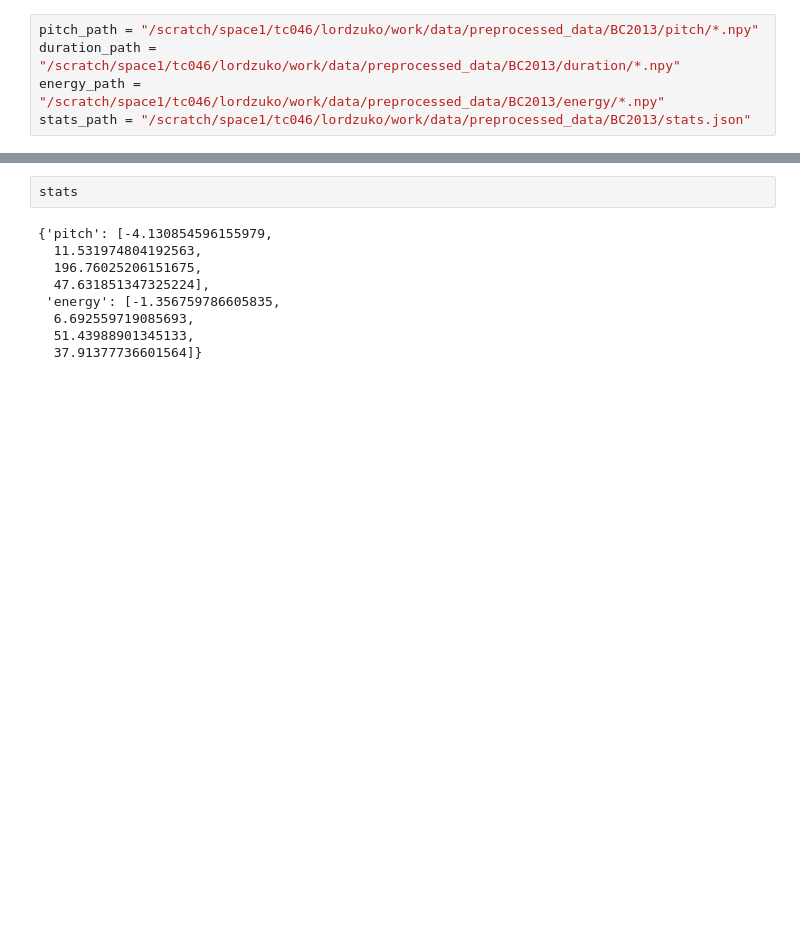
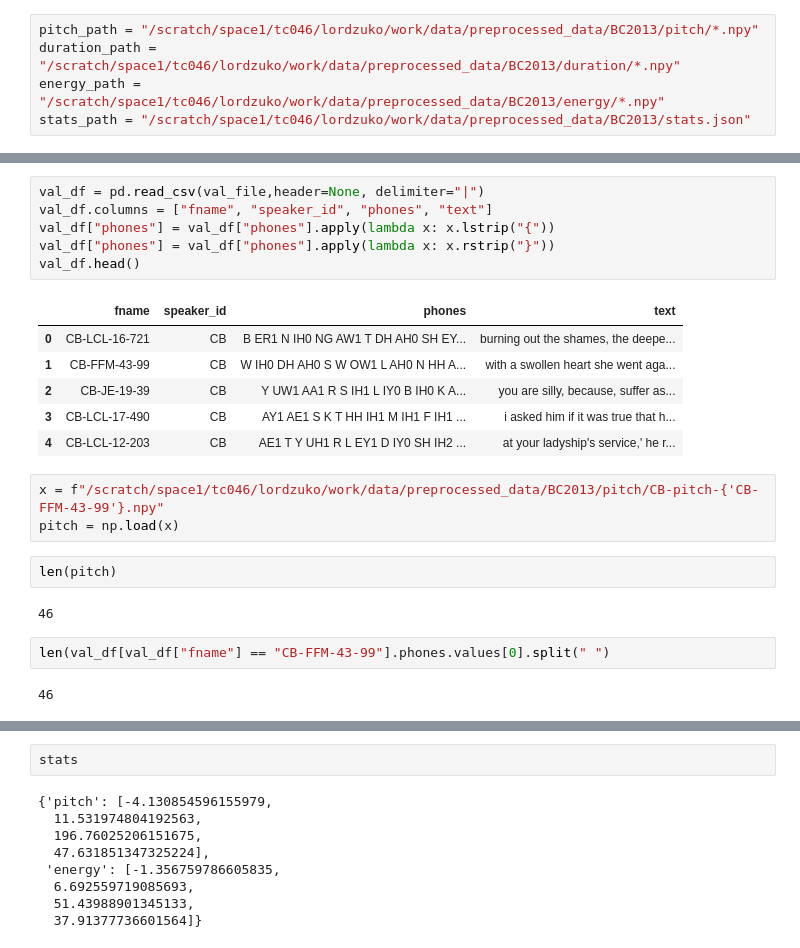
Before and after one commit to lordzuko/SpeakingStyle, a Jupyter notebook: notebooks/variance_control_distbn.ipynb, the cells around one changed output, grey strips where cells are left out. Saved outputs shown, nothing was run; the diff lists cells and outputs as text; blank space fills up the shorter version.

```diff
--- a/notebooks/variance_control_distbn.ipynb
+++ b/notebooks/variance_control_distbn.ipynb
@@ -28,0 +43,24 @@ with open(stats_path) as f:
+# %%
+val_df = pd.read_csv(val_file,header=None, delimiter="|")
+val_df.columns = ["fname", "speaker_id", "phones", "text"]
+val_df["phones"] = val_df["phones"].apply(lambda x: x.lstrip("{"))
+val_df["phones"] = val_df["phones"].apply(lambda x: x.rstrip("}"))
+val_df.head()
+# %% [output]
+|  | fname | speaker_id | phones | text |
+| 0 | CB-LCL-16-721 | CB | B ER1 N IH0 NG AW1 T DH AH0 SH EY... | burning out the shames, the deepe... |
+| 1 | CB-FFM-43-99 | CB | W IH0 DH AH0 S W OW1 L AH0 N HH A... | with a swollen heart she went aga... |
+| 2 | CB-JE-19-39 | CB | Y UW1 AA1 R S IH1 L IY0 B IH0 K A... | you are silly, because, suffer as... |
+| 3 | CB-LCL-17-490 | CB | AY1 AE1 S K T HH IH1 M IH1 F IH1 ... | i asked him if it was true that h... |
+| 4 | CB-LCL-12-203 | CB | AE1 T Y UH1 R L EY1 D IY0 SH IH2 ... | at your ladyship's service,' he r... |
+# %%
+x = f"/scratch/space1/tc046/lordzuko/work/data/preprocessed_data/BC2013/pitch/CB-pitch-{'CB-FFM-43-99'}.npy"
+pitch = np.load(x)
+# %%
+len(pitch)
+# %% [output]
+46
+# %%
+len(val_df[val_df["fname"] == "CB-FFM-43-99"].phones.values[0].split(" ")
+# %% [output]
+46
```
Also changed, not shown: parts of 21 cells of this notebook, 2 other files.
